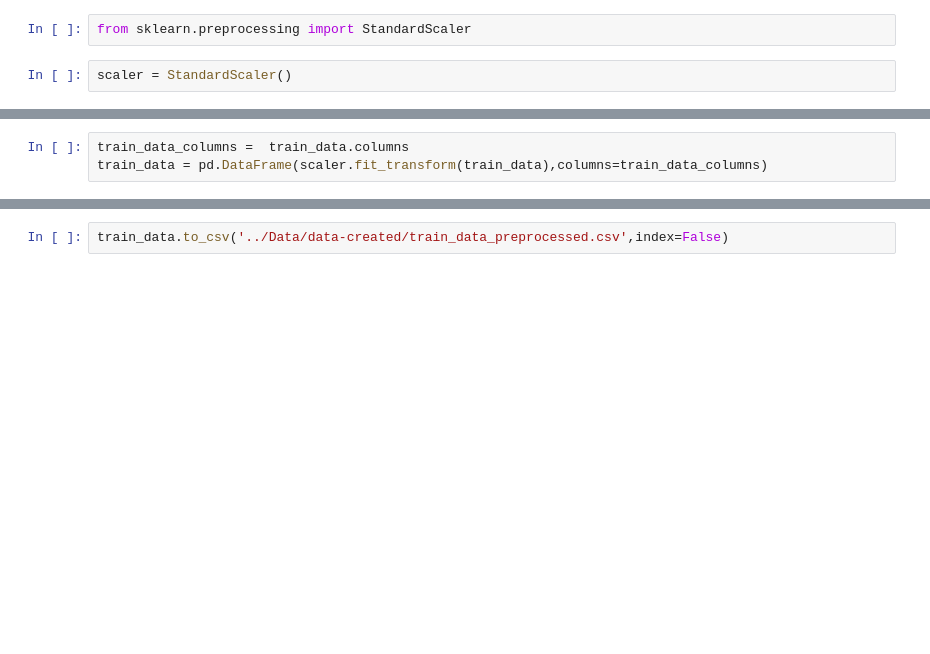
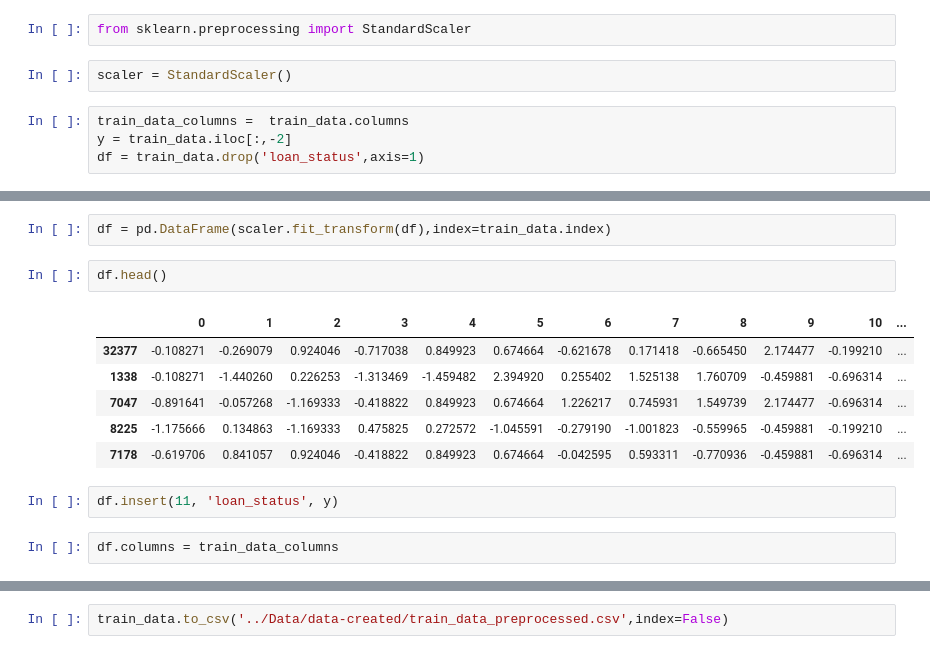
Before and after one commit to Prithvi2310/Loan-Approval-Prediction, a Jupyter notebook: ipynb files/Feature-Engineering.ipynb, the cells around one changed output, grey strips where cells are left out. Saved outputs shown, nothing was run; the diff lists cells and outputs as text; blank space fills up the shorter version.

```diff
--- a/ipynb files/Feature-Engineering.ipynb
+++ b/ipynb files/Feature-Engineering.ipynb
@@ -288,3 +288,7 @@ Scaling the features
 from sklearn.preprocessing import StandardScaler
 # %%
 scaler = StandardScaler()
+# %%
+train_data_columns =  train_data.columns
+y = train_data.iloc[:,-2]
+df = train_data.drop('loan_status',axis=1)
@@ -291,3 +304,15 @@ scaler = StandardScaler()
 # %%
-train_data_columns =  train_data.columns
-train_data = pd.DataFrame(scaler.fit_transform(train_data),columns=train_data_columns)
+df = pd.DataFrame(scaler.fit_transform(df),index=train_data.index)
+# %%
+df.head()
+# %% [output]
+|  | 0 | 1 | 2 | 3 | 4 | 5 | 6 | 7 | 8 | 9 | 10 | ... |
+| 32377 | -0.108271 | -0.269079 | 0.924046 | -0.717038 | 0.849923 | 0.674664 | -0.621678 | 0.171418 | -0.665450 | 2.174477 | -0.199210 | ... |
+| 1338 | -0.108271 | -1.440260 | 0.226253 | -1.313469 | -1.459482 | 2.394920 | 0.255402 | 1.525138 | 1.760709 | -0.459881 | -0.696314 | ... |
+| 7047 | -0.891641 | -0.057268 | -1.169333 | -0.418822 | 0.849923 | 0.674664 | 1.226217 | 0.745931 | 1.549739 | 2.174477 | -0.696314 | ... |
+| 8225 | -1.175666 | 0.134863 | -1.169333 | 0.475825 | 0.272572 | -1.045591 | -0.279190 | -1.001823 | -0.559965 | -0.459881 | -0.199210 | ... |
+| 7178 | -0.619706 | 0.841057 | 0.924046 | -0.418822 | 0.849923 | 0.674664 | -0.042595 | 0.593311 | -0.770936 | -0.459881 | -0.696314 | ... |
+# %%
+df.insert(11, 'loan_status', y)
+# %%
+df.columns = train_data_columns
```
Also changed, not shown: parts of 4 cells of this notebook, 1 other file.
